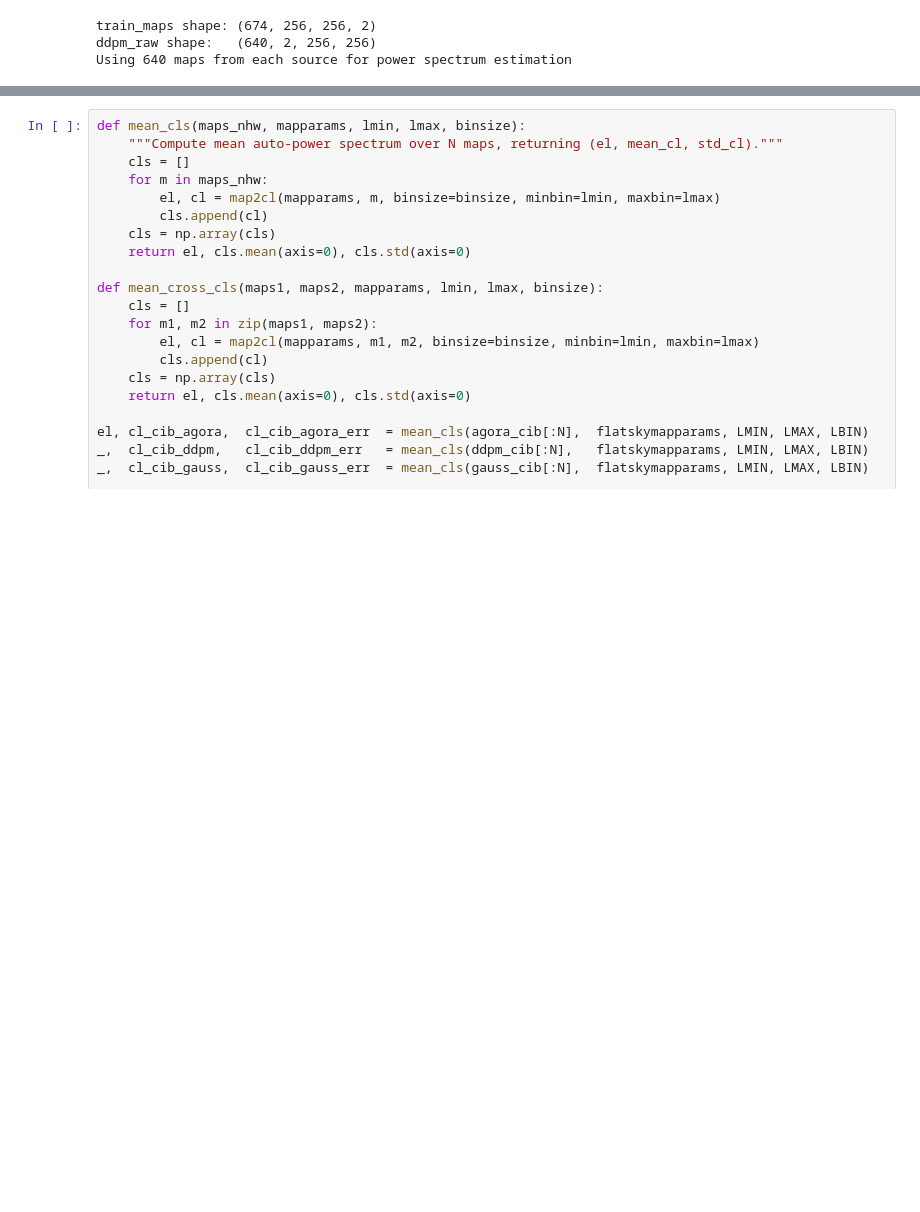
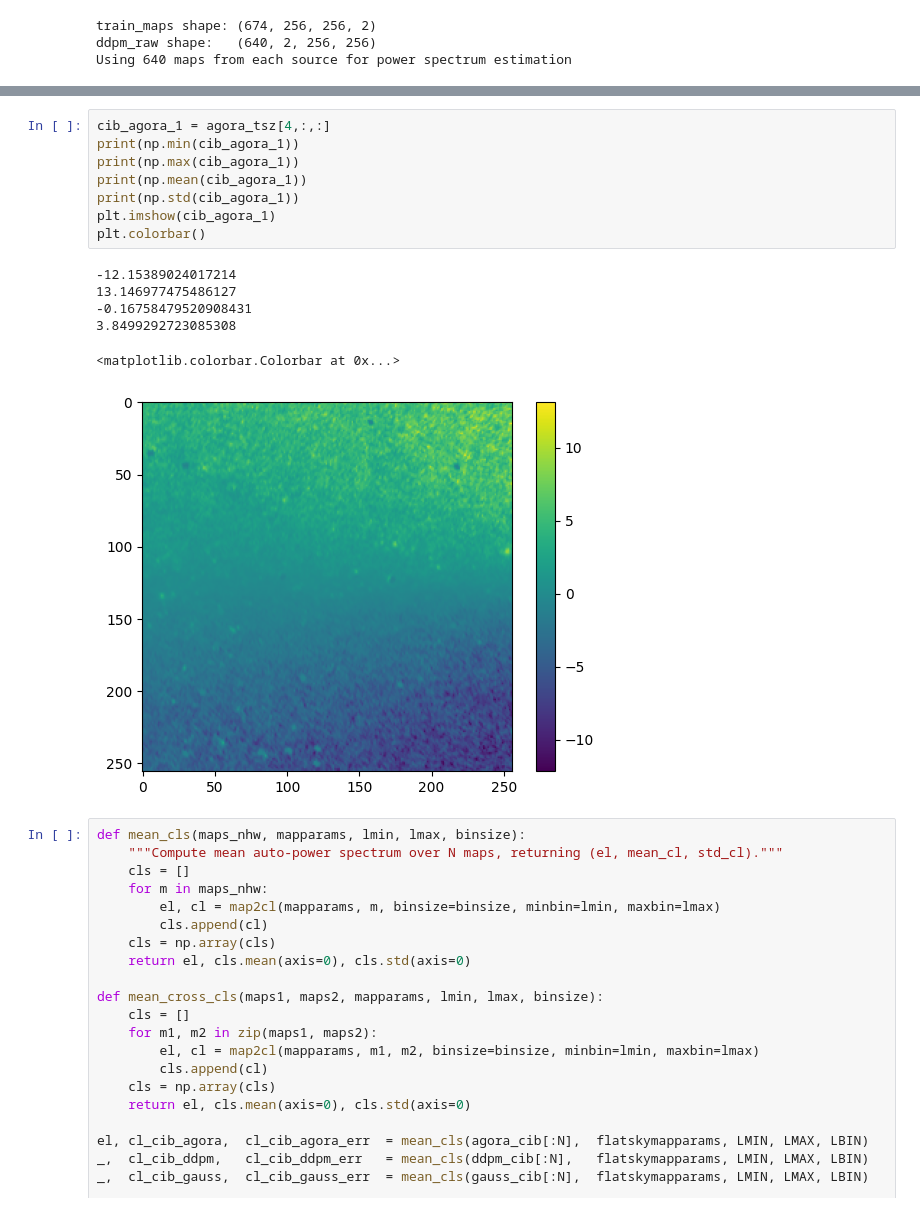
Before and after one commit to AlexBM173/cmb_foregrounds_diffusion, a Jupyter notebook: docs/tutorials/06_power_spectra.ipynb, the cells around one changed output, grey strips where cells are left out. Saved outputs shown, nothing was run; the diff lists cells and outputs as text; blank space fills up the shorter version.

```diff
--- a/docs/tutorials/06_power_spectra.ipynb
+++ b/docs/tutorials/06_power_spectra.ipynb
@@ -103,3 +118,18 @@ Using 640 maps from each source for power spectrum estimation
+# %%
+cib_agora_1 = agora_tsz[4,:,:]
+print(np.min(cib_agora_1))
+print(np.max(cib_agora_1))
+print(np.mean(cib_agora_1))
+print(np.std(cib_agora_1))
+plt.imshow(cib_agora_1)
+plt.colorbar()
+# %% [output]
+-12.15389024017214
+13.146977475486127
+-0.16758479520908431
+3.8499292723085308
+<matplotlib.colorbar.Colorbar at 0x...>
+[figure, added]
 # %%
 def mean_cls(maps_nhw, mapparams, lmin, lmax, binsize):
     """Compute mean auto-power spectrum over N maps, returning (el, mean_cl, std_cl)."""
```
Also changed, not shown: parts of 1 cell of this notebook, 5 other files.
